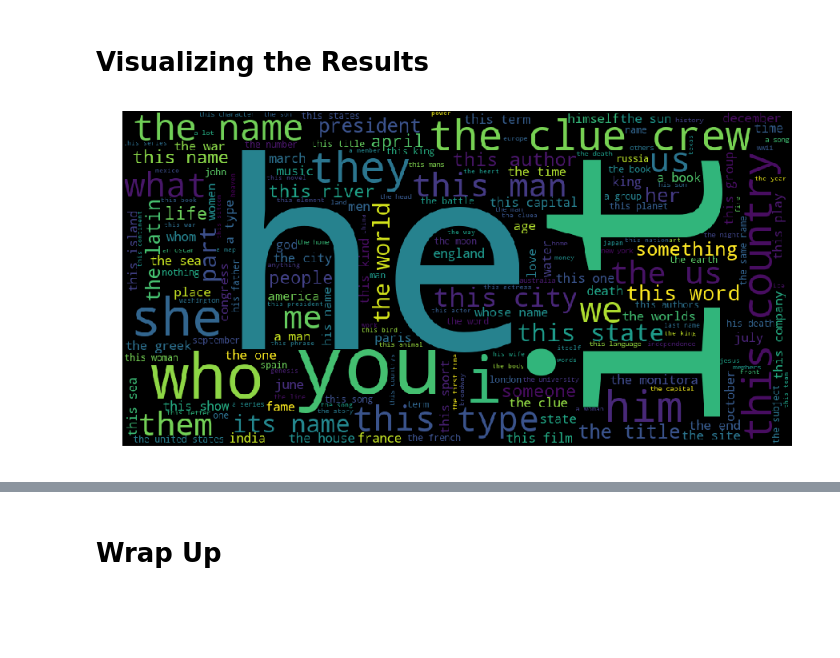
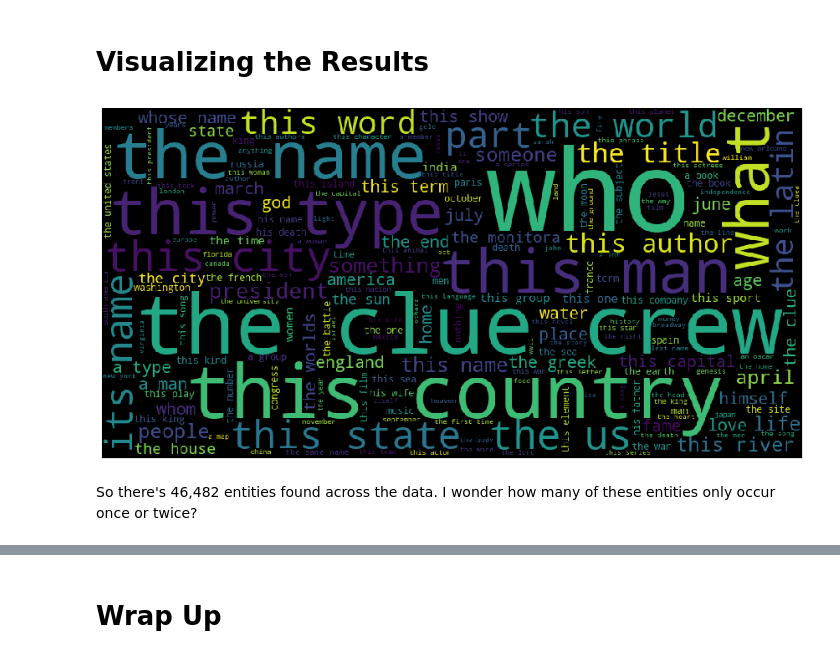
Before and after one commit to AllisonRKahn/Jeopardy_NER, a Jupyter notebook: Jeopardy Explo.ipynb, the cells around one changed output, grey strips where cells are left out. Drawn from its saved outputs; the diff is of its cells as text; code cells hidden in the pictures; blank space fills up the shorter version.

```diff
--- a/Jeopardy Explo.ipynb
+++ b/Jeopardy Explo.ipynb
@@ -136,7 +134,8 @@ ImportError: cannot import name 'WordCloud' from 'collections' (/Users/allisonka
 # %%
 all_ners = []
 
-nlp = spacy.load('en')
+#nlp = spacy.load('en')
+nlp = spacy.load('en_core_web_sm')
 
 for ex in new['clean_question']:
     doc = nlp(ex)
@@ -171,0 +174,7 @@ There's a bunch of clutter in there (looking at you, 'he', all 1522 instances of
+# %%
+pronouns = ['i', 'me', 'we', 'us', 'you', 'he','she', 'her', 'him', 'it', 'they', 'them']
+cleaned_c = c
+
+for i in list(cleaned_c):
+    if i in pronouns:
+        del cleaned_c[i]
@@ -174,14 +210,15 @@ There's a bunch of clutter in there (looking at you, 'he', all 1522 instances of
 # %%
 from wordcloud import WordCloud
 import matplotlib.pyplot as plt
 
-word_could_dict= c
-wordcloud = WordCloud(width = 1000, height = 500).generate_from_frequencies(word_could_dict)
+wordcloud = WordCloud(width = 1000, height = 500).generate_from_frequencies(cleaned_c)
 
 plt.figure(figsize=(15,8))
 plt.imshow(wordcloud)
 plt.axis("off")
 plt.show()
 plt.close()
 # %% [output]
-[figure, old version]
+[figure, new version]
+# %% [markdown]
+So there's 46,482 entities found across the data. I wonder how many of these entities only occur once or twice?
```
Also changed, not shown: parts of 15 cells of this notebook.
